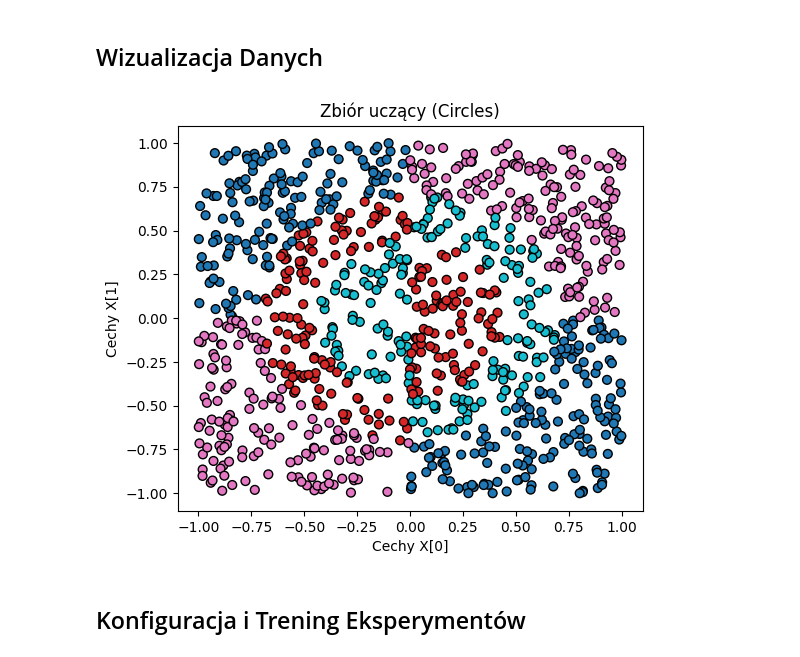
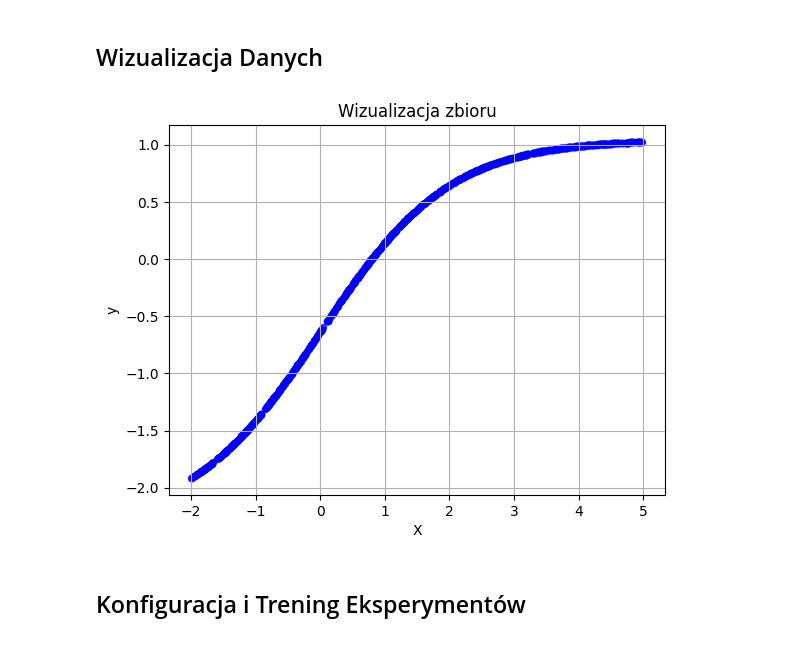
Before and after one commit to Mattioo7/multi-layer-perceptron, a Jupyter notebook: notebooks/layers_experiment.ipynb, the cells around one changed output. Cells and saved outputs as stored; diff of their text form; code cells hidden in the pictures.

Commit message:
Fix activation experiment notebook

```diff
--- a/notebooks/layers_experiment.ipynb
+++ b/notebooks/layers_experiment.ipynb
@@ -11,7 +11,7 @@ import matplotlib.pyplot as plt
 from numpy.f2py.crackfortran import verbose
 
 from mlp import MLP
-from mlp.utils import plot_loss, plot_weight_evolution, plot_decision_boundary, train_test_split, accuracy, mse, plot_predictions,load_dataset
+from mlp.utils import plot_loss, plot_weight_evolution, plot_dataset, plot_decision_boundary, train_test_split, accuracy, mse, plot_predictions,load_dataset, plot_accuracy, plot_weights_together
 
 # Konfiguracja bazowa
 SEED = 44
@@ -19,11 +19,11 @@ np.random.seed(SEED)
 
 # Ustaw ścieżkę do pliku CSV
 # Upewnij się, że ten plik jest dostępny (np. w folderze '../lab1_data/Classification/')
-CSV_PATH = "../lab1_data/Classification/data.circles.train.1000.csv"
-TASK = "multiclass"
+CSV_PATH = "../lab1_data/Regression/data.activation.train.1000.csv"
+TASK = "regression"
 ACTIVATION = "gelu"
 LEARNING_RATE = 0.05
-EPOCHS = 1000
+EPOCHS = 100
 USE_BIAS = True
 
 # Wczytanie i przygotowanie danych
@@ -40,15 +55,9 @@ Przykładowe etykiety: [0 1 2 3]
 # %% [markdown]
 ## Wizualizacja Danych
 # %%
-# Wizualizacja zbioru uczącego (zakładamy 2 cechy)
-plt.figure(figsize=(6, 5))
-plt.scatter(X[:, 0], X[:, 1], c=y.ravel(), cmap="tab10", s=40, edgecolors="k")
-plt.title("Zbiór uczący (Circles)")
-plt.xlabel("Cechy X[0]")
-plt.ylabel("Cechy X[1]")
-plt.show()
+plot_dataset(X,y,"Wizualizacja zbioru")
 # %% [output]
-[figure, old version]
+[figure, new version]
 # %% [markdown]
 ## Konfiguracja i Trening Eksperymentów
 # %%
```
Also changed, not shown: parts of 3 cells of this notebook, 4 other files.
